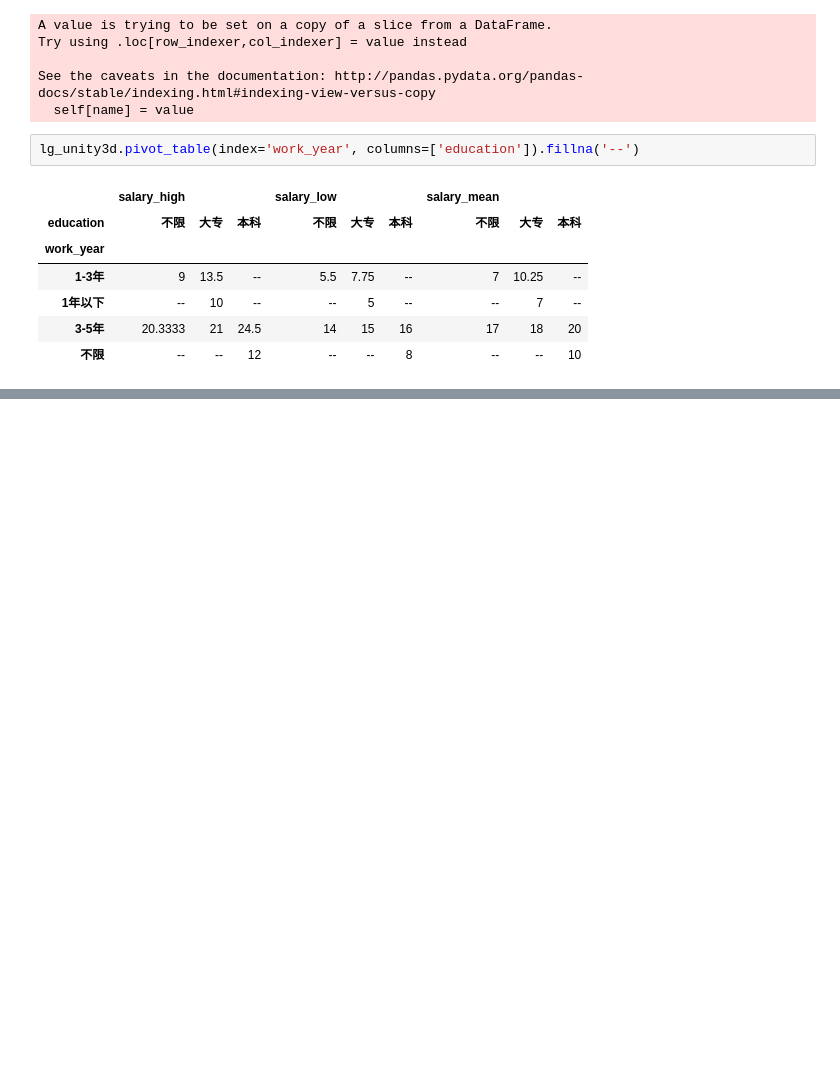
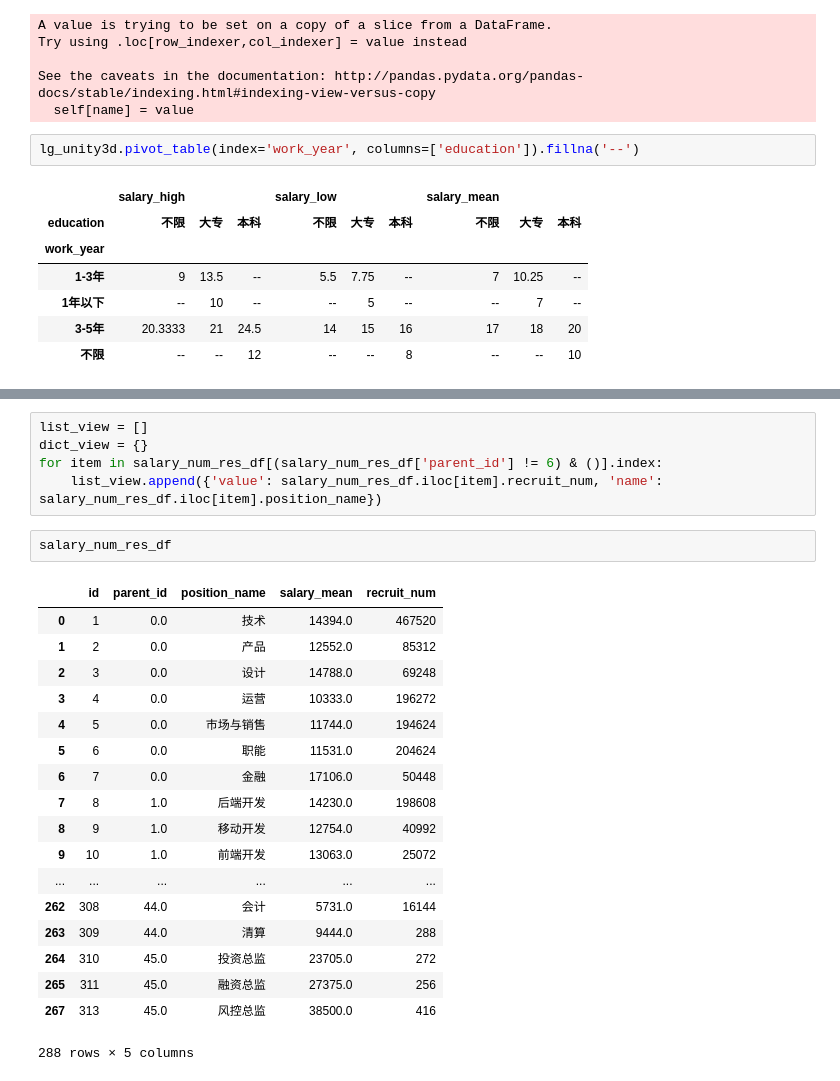
Before and after one commit to Minokun/someCode, a Jupyter notebook: it行业招聘数和薪资情况.ipynb, the cells around one changed output, grey strips where cells are left out. Drawn from its saved outputs; the diff is of its cells as text; blank space fills up the shorter version.

```diff
--- a/it行业招聘数和薪资情况.ipynb
+++ b/it行业招聘数和薪资情况.ipynb
@@ -372,0 +405,26 @@ lg_unity3d.pivot_table(index='work_year', columns=['education']).fillna('--')
+# %%
+list_view = []
+dict_view = {}
+for item in salary_num_res_df[(salary_num_res_df['parent_id'] != 6) & ()].index:
+    list_view.append({'value': salary_num_res_df.iloc[item].recruit_num, 'name': salary_num_res_df.iloc[item].position_name})
+# %%
+salary_num_res_df
+# %% [output]
+|  | id | parent_id | position_name | salary_mean | recruit_num |
+| 0 | 1 | 0.0 | 技术 | 14394.0 | 467520 |
+| 1 | 2 | 0.0 | 产品 | 12552.0 | 85312 |
+| 2 | 3 | 0.0 | 设计 | 14788.0 | 69248 |
+| 3 | 4 | 0.0 | 运营 | 10333.0 | 196272 |
+| 4 | 5 | 0.0 | 市场与销售 | 11744.0 | 194624 |
+| 5 | 6 | 0.0 | 职能 | 11531.0 | 204624 |
+| 6 | 7 | 0.0 | 金融 | 17106.0 | 50448 |
+| 7 | 8 | 1.0 | 后端开发 | 14230.0 | 198608 |
+| 8 | 9 | 1.0 | 移动开发 | 12754.0 | 40992 |
+| 9 | 10 | 1.0 | 前端开发 | 13063.0 | 25072 |
+| ... | ... | ... | ... | ... | ... |
+| 262 | 308 | 44.0 | 会计 | 5731.0 | 16144 |
+| 263 | 309 | 44.0 | 清算 | 9444.0 | 288 |
+| 264 | 310 | 45.0 | 投资总监 | 23705.0 | 272 |
+| 265 | 311 | 45.0 | 融资总监 | 27375.0 | 256 |
+| 267 | 313 | 45.0 | 风控总监 | 38500.0 | 416 |
+288 rows × 5 columns
```
Also changed, not shown: parts of 16 cells of this notebook, 3 other files.
